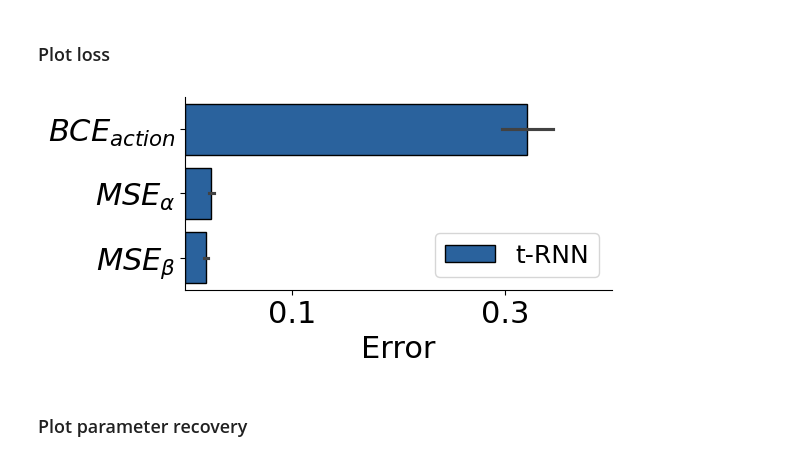
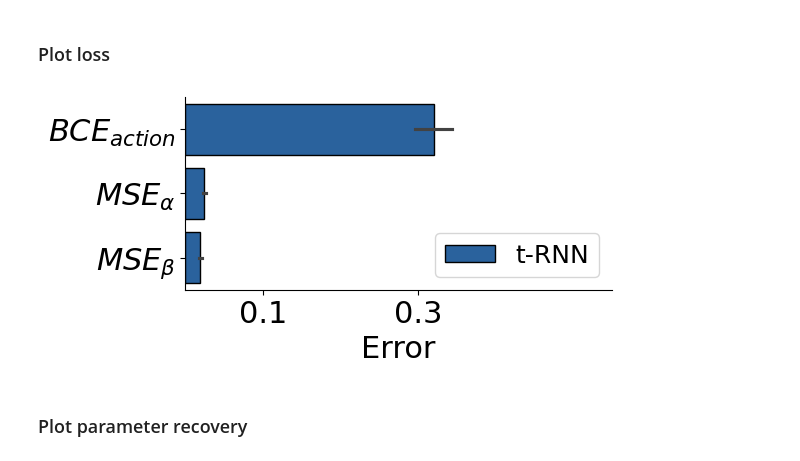
Before and after one commit to anaston/DL_inference_RL_params, a Jupyter notebook: plot_synth_results.ipynb, the cells around one changed output. Saved outputs shown, nothing was run; the diff lists cells and outputs as text; code cells hidden in the pictures.

```diff
--- a/plot_synth_results.ipynb
+++ b/plot_synth_results.ipynb
@@ -101,0 +61,28 @@ tRNN MSE beta loss: 0.01915 +/- 0.00949
+# %%
+# Initialize loss objects based on settings from original implementation
+loss_obj = {'action': rnn.Loss('BCE', weight=1, tol=1e-10),
+            'alpha': rnn.Loss('MSE', weight=1),
+            'beta': rnn.Loss('MSE', weight=0.01)}
+
+# Initialize losses as numpy arrays
+loss = np.zeros((ds.nagents, len(ds.outputs)))
+
+# Initialize model predictions as numpy arrays
+y_alpha = np.zeros((ds.nagents, ds.ntrials))
+y_beta = np.zeros((ds.nagents, ds.ntrials))
+
+# Evaluate model on test data
+for i, (X, y_true) in enumerate(test_loader):
+    # Forward pass
+    model(X)
+
+    # Save predictions for plotting
+    y_alpha[i, :] = model.y['alpha'].flatten().tolist()
+    y_beta[i, :] = model.y['beta'].flatten().tolist()
+
+    # Compute losses
+    loss[i, :] = [loss_obj[val](model.y[val], y_true[j]).item() for j, val in enumerate(loss_obj.keys())]
+
+# Print losses
+for i, val in enumerate(loss_obj.keys()):
+    print(f"tRNN {loss_obj[val].name} {val} loss: {loss[:, i].mean():.5f} +/- {loss[:, i].std():.5f}")
@@ -103,36 +94,35 @@ tRNN MSE beta loss: 0.01915 +/- 0.00949
 ### Plot loss
 # %%
 # Collect results in a dataframe
-df_loss = pd.DataFrame({'Measurements': np.concatenate([loss['action']['values'], loss['alpha']['values'], loss['beta']['values']]),
-                        'Model': np.repeat(['t-RNN'], nagents*3),
-                        'Type': np.tile(np.repeat([r'$BCE_{action}$', r'$MSE_{\alpha}$', r'$MSE_{\beta}$'], nagents), 1)})
+df_loss = pd.DataFrame({'Measurements': loss.flatten(order='F'), 'Model': np.repeat(['t-RNN'], ds.nagents*3),
+                        'Type': np.tile(np.repeat([r'$BCE_{action}$', r'$MSE_{\alpha}$', r'$MSE_{\beta}$'], ds.nagents), 1)})
 
 # Initialize figure
 plt.figure(figsize=(5.5, 2.5))
 
 # Bar plot
 sns.barplot(data=df_loss,
             y='Type', x='Measurements', hue='Model',
             palette=['#1761B0'],
             edgecolor='k',
             errorbar='se',
             orient='h')
 
 # Set axes properties
 plt.tick_params(axis='both', which='major', labelsize=22)
 plt.xlabel('Error', size=22)
 plt.ylabel('', size=0)
-plt.xlim(0, 0.4)
+plt.xlim(0, 0.55)
 plt.xticks([0.1, 0.3])
 
 # Update legend
 plt.legend(fontsize=18)
 
 # Despine and show plot
 sns.despine()
 plt.show()
 # %% [output]
-[figure, old version]
+[figure, new version]
 # %% [markdown]
 ### Plot parameter recovery
 # %%
```
Also changed, not shown: parts of 8 cells of this notebook, 5 other files.
